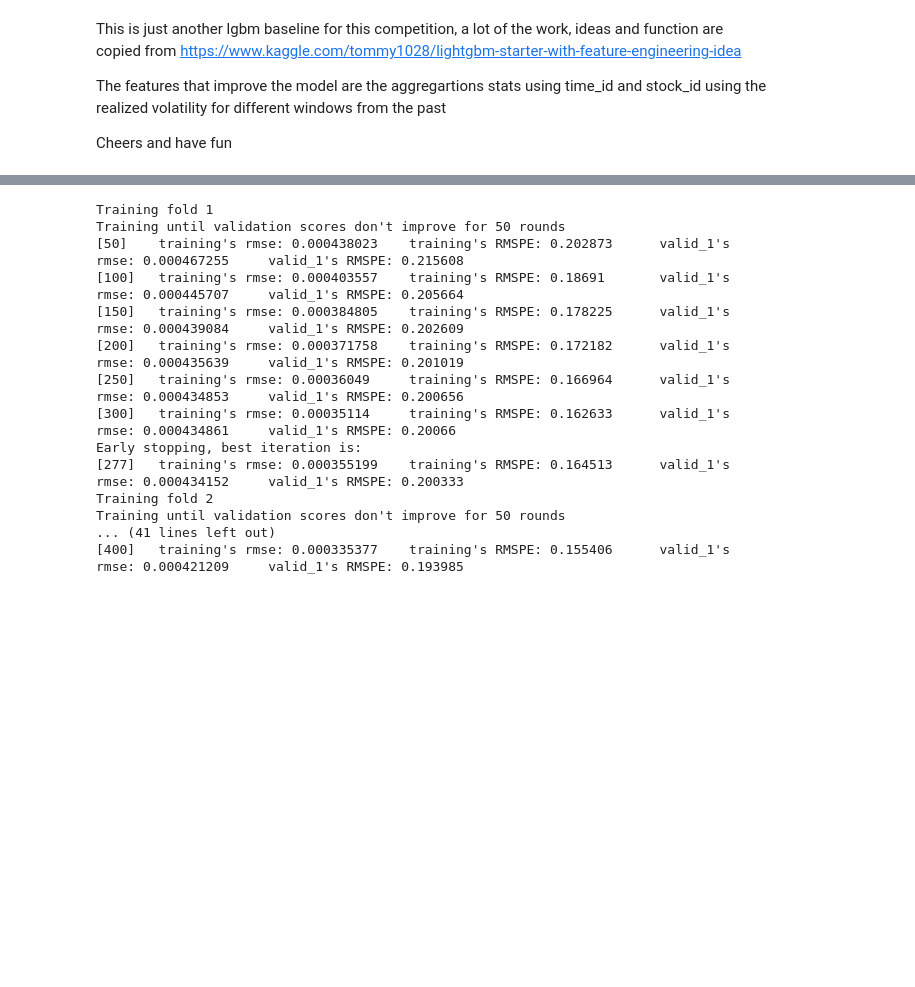
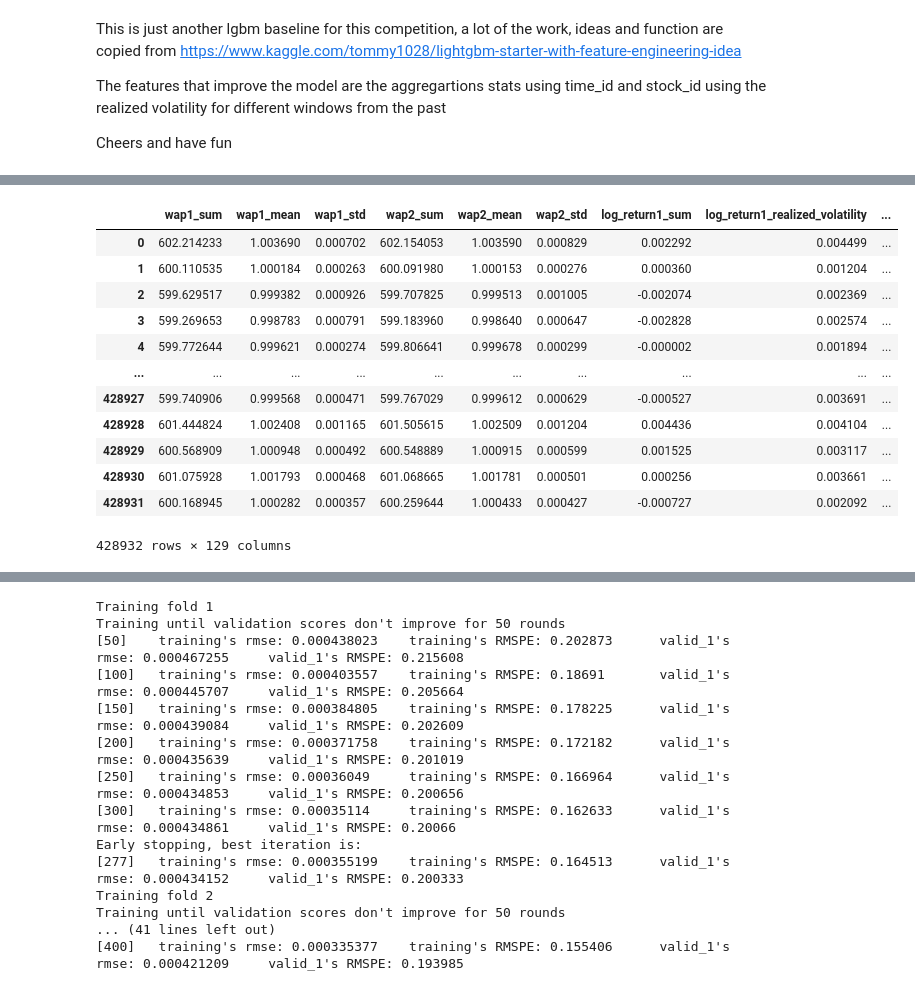
Before and after one commit to Zacchaeus00/kaggle-optiver, a Jupyter notebook: working/optiver-realized-volatility-lgbm-baseline.ipynb, the cells around one changed output, grey strips where cells are left out. Drawn from its saved outputs; the diff is of its cells as text; code cells hidden in the pictures; blank space fills up the shorter version.

```diff
--- a/working/optiver-realized-volatility-lgbm-baseline.ipynb
+++ b/working/optiver-realized-volatility-lgbm-baseline.ipynb
@@ -45,9 +45,15 @@ def realized_volatility(series):
 def count_unique(series):
     return len(np.unique(series))
 
-# Function to count non-zero values in a series
-def count_nonzero(series):
-    return series.astype(bool).sum()
+# Calculate the mean of non-zero values in an array
+def nonzero_mean(series):
+    series = series.to_numpy()
+    return series[np.nonzero(series)].mean()
+
+# Calculate the median of non-zero values in an array
+def nonzero_median(series):
+    series = series.to_numpy()
+    return series[np.nonzero(series)].median()
 
 # Function to read our base train and test set
 def read_train_test():
@@ -131,7 +137,7 @@ def trade_preprocessor(file_path):
         'log_return':[realized_volatility],
 #         'seconds_in_bucket':[count_unique],
 #         'size':[np.sum],
-        'size': [np.mean, count_nonzero],
+        'size': [np.sum, np.count_nonzero],
         'order_count':[np.mean],
     }
 
@@ -191,7 +197,7 @@ def get_time_stock(df):
     return df
 
 # Funtion to make preprocessing function in parallel (for each stock id)
-def preprocessor(list_stock_ids, is_train = True):
+def preprocessor(list_stock_ids, is_train = True,  book=True, trade=True):
 
     # Parrallel for loop
     def for_joblib(stock_id):
@@ -204,17 +210,27 @@ def preprocessor(list_stock_ids, is_train = True):
             file_path_book = book_data_dir + "book_test.parquet/stock_id=" + str(stock_id)
             file_path_trade = trade_data_dir + "trade_test.parquet/stock_id=" + str(stock_id)
 
-        # Preprocess book and trade data and merge them
-        df_tmp = pd.merge(book_preprocessor(file_path_book), trade_preprocessor(file_path_trade), on = 'row_id', how = 'left')
+        # Preprocess book and trade data
+        df_book = None
+        df_trade = None
+        if book:
+            df_book = book_preprocessor(file_path_book)
+        if trade:
+            df_trade = trade_preprocessor(file_path_trade)
 
         # Return the merge dataframe
-        return df_tmp
+        return df_book, df_trade
 
     # Use parallel api to call paralle for loop
-    df = Parallel(n_jobs = -1, verbose = 1)(delayed(for_joblib)(stock_id) for stock_id in list_stock_ids)
+    res = Parallel(n_jobs = -1, verbose = 1)(delayed(for_joblib)(stock_id) for stock_id in list_stock_ids)
+    df_book = [item[0] for item in res]
+    df_trade = [item[1] for item in res]
     # Concatenate all the dataframes that return from Parallel
-    df = pd.concat(df, ignore_index = True)
-    return df
+    if df_book[0] is not None:
+        df_book = pd.concat(df_book, ignore_index = True)
+    if df_trade[0] is not None:
+        df_trade = pd.concat(df_trade, ignore_index = True)
+    return df_book, df_trade
 
 # Function to calculate the root mean squared percentage error
 def rmspe(y_true, y_pred):
@@ -278,3 +294,7 @@ def train_and_evaluate(train, test):
     print(f'Our out of folds RMSPE is {rmspe_score}')
     # Return test predictions
     return test_predictions
+# %%
+df_book, df_trade = preprocessor(train_stock_ids, is_train = True, book=True, trade=False)
+df_book
+# %% [output]
@@ -280,0 +304,13 @@ def train_and_evaluate(train, test):
+|  | wap1_sum | wap1_mean | wap1_std | wap2_sum | wap2_mean | wap2_std | log_return1_sum | log_return1_realized_volatility | ... |
+| 0 | 602.214233 | 1.003690 | 0.000702 | 602.154053 | 1.003590 | 0.000829 | 0.002292 | 0.004499 | ... |
+| 1 | 600.110535 | 1.000184 | 0.000263 | 600.091980 | 1.000153 | 0.000276 | 0.000360 | 0.001204 | ... |
+| 2 | 599.629517 | 0.999382 | 0.000926 | 599.707825 | 0.999513 | 0.001005 | -0.002074 | 0.002369 | ... |
+| 3 | 599.269653 | 0.998783 | 0.000791 | 599.183960 | 0.998640 | 0.000647 | -0.002828 | 0.002574 | ... |
+| 4 | 599.772644 | 0.999621 | 0.000274 | 599.806641 | 0.999678 | 0.000299 | -0.000002 | 0.001894 | ... |
+| ... | ... | ... | ... | ... | ... | ... | ... | ... | ... |
+| 428927 | 599.740906 | 0.999568 | 0.000471 | 599.767029 | 0.999612 | 0.000629 | -0.000527 | 0.003691 | ... |
+| 428928 | 601.444824 | 1.002408 | 0.001165 | 601.505615 | 1.002509 | 0.001204 | 0.004436 | 0.004104 | ... |
+| 428929 | 600.568909 | 1.000948 | 0.000492 | 600.548889 | 1.000915 | 0.000599 | 0.001525 | 0.003117 | ... |
+| 428930 | 601.075928 | 1.001793 | 0.000468 | 601.068665 | 1.001781 | 0.000501 | 0.000256 | 0.003661 | ... |
+| 428931 | 600.168945 | 1.000282 | 0.000357 | 600.259644 | 1.000433 | 0.000427 | -0.000727 | 0.002092 | ... |
+428932 rows × 129 columns
```
Also changed, not shown: parts of 3 cells of this notebook, 2 other files.
